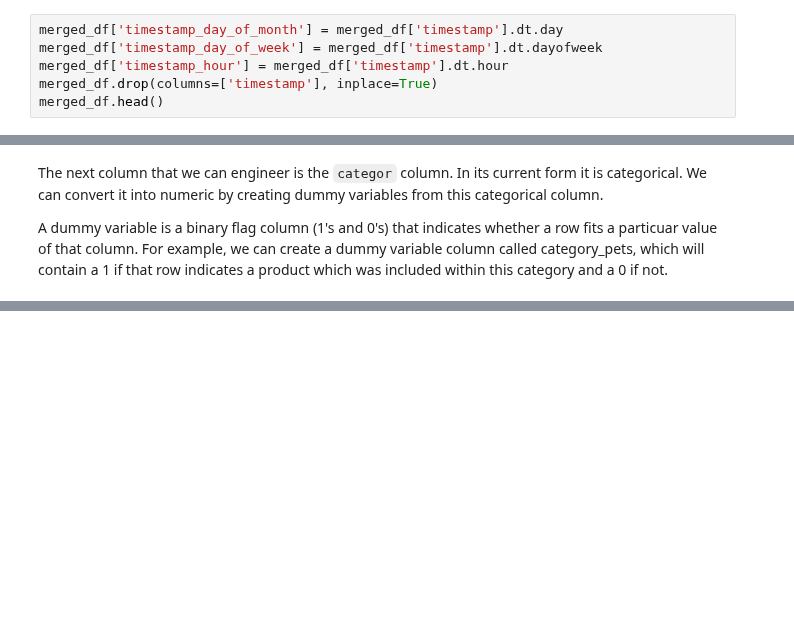
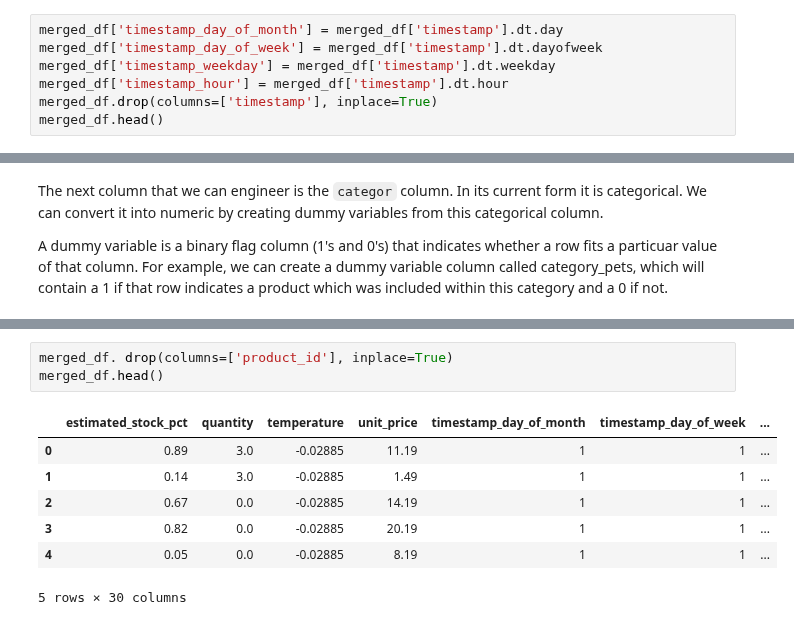
Before and after one commit to lawalsegun2025/forage_projects, a Jupyter notebook: 002_Cognizant_Artificial_Intelligence/3_Model_Building_and_Interpretation/notebook/modeling.ipynb, the cells around one changed output, grey strips where cells are left out. Drawn from its saved outputs; the diff is of its cells as text; blank space fills up the shorter version.

```diff
--- a/002_Cognizant_Artificial_Intelligence/3_Model_Building_and_Interpretation/notebook/modeling.ipynb
+++ b/002_Cognizant_Artificial_Intelligence/3_Model_Building_and_Interpretation/notebook/modeling.ipynb
@@ -423,6 +423,7 @@ Let's first engineer the `timestamp` column. In it's current form, it is not ver
 # %%
 merged_df['timestamp_day_of_month'] = merged_df['timestamp'].dt.day
 merged_df['timestamp_day_of_week'] = merged_df['timestamp'].dt.dayofweek
+merged_df['timestamp_weekday'] = merged_df['timestamp'].dt.weekday
 merged_df['timestamp_hour'] = merged_df['timestamp'].dt.hour
 merged_df.drop(columns=['timestamp'], inplace=True)
 merged_df.head()
@@ -450,0 +476,11 @@ merged_df.head()
+# %%
+merged_df. drop(columns=['product_id'], inplace=True)
+merged_df.head()
+# %% [output]
+|  | estimated_stock_pct | quantity | temperature | unit_price | timestamp_day_of_month | timestamp_day_of_week | ... |
+| 0 | 0.89 | 3.0 | -0.02885 | 11.19 | 1 | 1 | ... |
+| 1 | 0.14 | 3.0 | -0.02885 | 1.49 | 1 | 1 | ... |
+| 2 | 0.67 | 0.0 | -0.02885 | 14.19 | 1 | 1 | ... |
+| 3 | 0.82 | 0.0 | -0.02885 | 20.19 | 1 | 1 | ... |
+| 4 | 0.05 | 0.0 | -0.02885 | 8.19 | 1 | 1 | ... |
+5 rows × 30 columns
```
Also changed, not shown: parts of 5 cells of this notebook.
